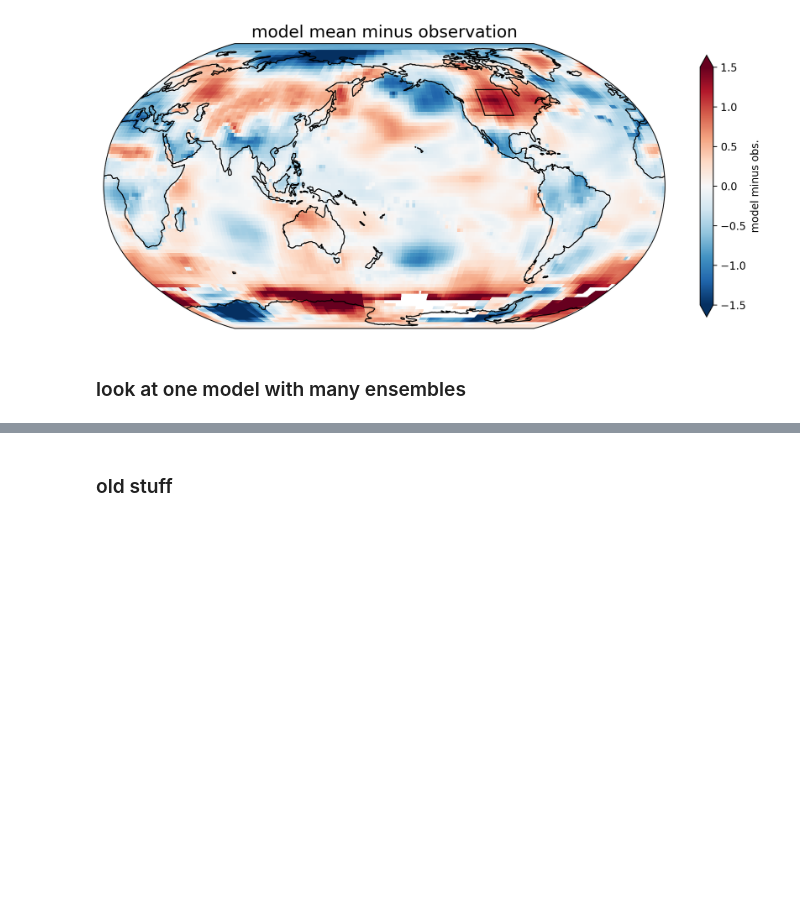
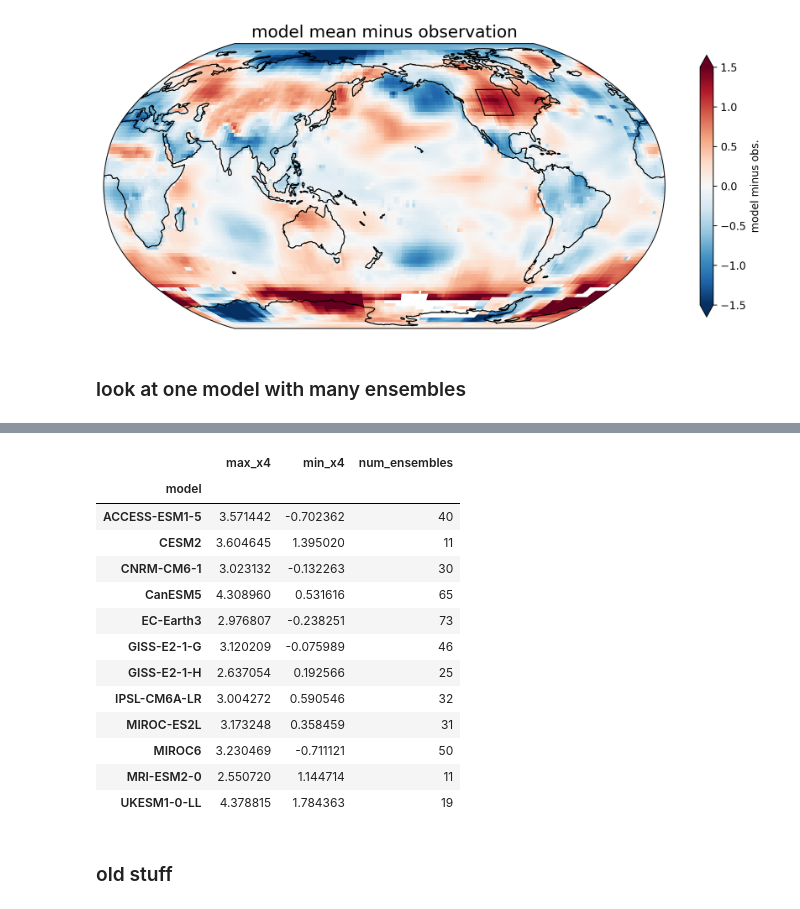
Before and after one commit to aedessler/TCB_Trump_Graphic, a Jupyter notebook: trend_comparison_trump.ipynb, the cells around one changed output, grey strips where cells are left out. Cells and saved outputs as stored; diff of their text form; code cells hidden in the pictures; blank space fills up the shorter version.

```diff
--- a/trend_comparison_trump.ipynb
+++ b/trend_comparison_trump.ipynb
@@ -534,0 +530,34 @@ df.min(),df.max()
+# %%
+def load_data(source_id):
+    """Load all model runs for one model using Dask."""
+
+    # Load historical data URIs
+    historical_uris = df_tas[(df_tas.source_id == source_id) &
+                             (df_tas.experiment_id == 'historical')].zstore.values
+
+    historical_ds = [fixdims(xr.open_zarr(fsspec.get_mapper(hist_uri, token='anon'), consolidated=True).tas) for \
+                     hist_uri in historical_uris]
+
+    return historical_ds
+
+# Function to process data for each model
+def process_model(model):
+    x1 = load_data(model)
+
+    x2 = xr.concat(x1, dim='ensemble')
+    x2 = x2.sel(time=x2['time.season'] == season)
+    x3 = x2.sel(time=slice('2010', None)).mean(dim='time') - x2.sel(time=slice('1970', '1976')).mean(dim='time')
+    x4 = x3.sel(lat=42, lon=360-93.5, method='nearest').load()
+#     x4 /= 3.9
+
+    # Return the maximum and minimum of x4
+    return model, x4.max().item(), x4.min().item(), len(x4)
+
+# Use Dask to parallelize the calculation across models
+results = dask.compute(*[dask.delayed(process_model)(model) for model in source_ids])
+
+# Convert results to a DataFrame
+results_df = pd.DataFrame(results, columns=['model', 'max_x4', 'min_x4', 'num_ensembles']).set_index('model')
+
+# Display the results DataFrame
+print(results_df)
@@ -535,3 +599,21 @@ df.min(),df.max()
+# %%
+results_df = results_df[results_df.num_ensembles > 10]
+results_df
+# %% [output]
+|  | max_x4 | min_x4 | num_ensembles |
+| model |  |  |  |
+| ACCESS-ESM1-5 | 3.571442 | -0.702362 | 40 |
+| CESM2 | 3.604645 | 1.395020 | 11 |
+| CNRM-CM6-1 | 3.023132 | -0.132263 | 30 |
+| CanESM5 | 4.308960 | 0.531616 | 65 |
+| EC-Earth3 | 2.976807 | -0.238251 | 73 |
+| GISS-E2-1-G | 3.120209 | -0.075989 | 46 |
+| GISS-E2-1-H | 2.637054 | 0.192566 | 25 |
+| IPSL-CM6A-LR | 3.004272 | 0.590546 | 32 |
+| MIROC-ES2L | 3.173248 | 0.358459 | 31 |
+| MIROC6 | 3.230469 | -0.711121 | 50 |
+| MRI-ESM2-0 | 2.550720 | 1.144714 | 11 |
+| UKESM1-0-LL | 4.378815 | 1.784363 | 19 |
 # %% [markdown]
 ### old stuff
 # %%
```
Also changed, not shown: parts of 10 cells of this notebook.
